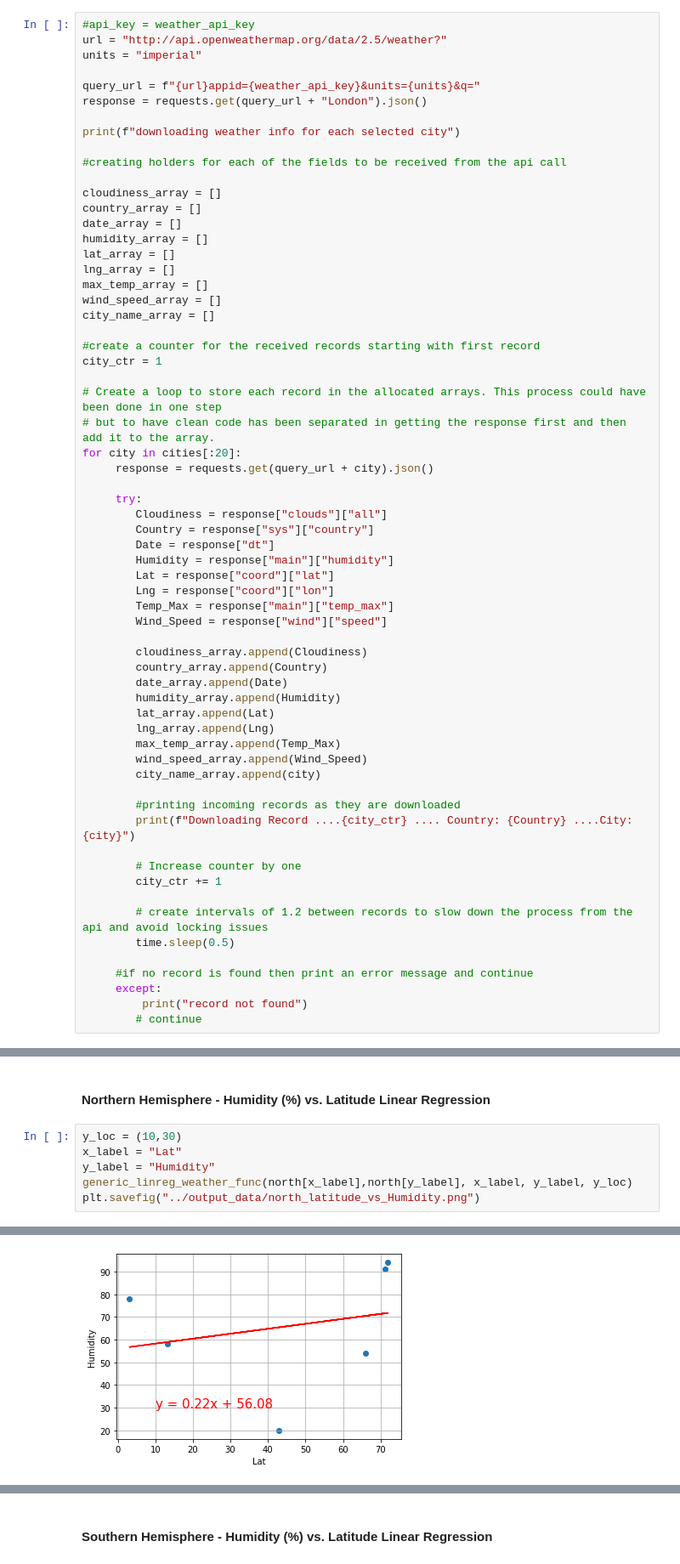
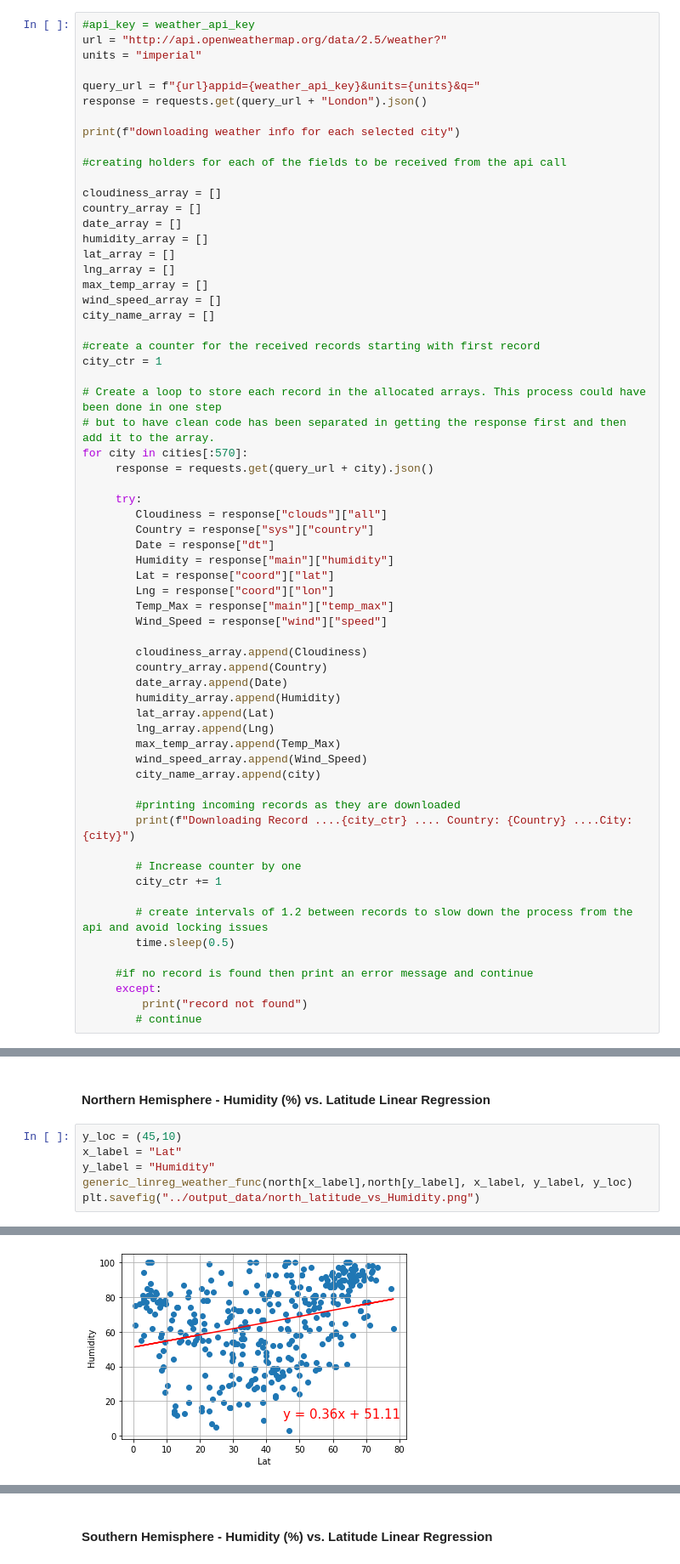
Before and after one commit to EMENGH/python-api-challenge, a Jupyter notebook: WeatherPy/WeatherPy.ipynb, the cells around one changed output, grey strips where cells are left out. Shown at 85% size. Saved outputs shown, nothing was run; the diff lists cells and outputs as text.

```diff
--- a/WeatherPy/WeatherPy.ipynb
+++ b/WeatherPy/WeatherPy.ipynb
@@ -81,7 +81,7 @@ city_ctr = 1
 
 # Create a loop to store each record in the allocated arrays. This process could have been done in one step
 # but to have clean code has been separated in getting the response first and then add it to the array.
-for city in cities[:20]:
+for city in cities[:570]:
      response = requests.get(query_url + city).json()
 
      try:
@@ -282,7 +316,7 @@ The r-squared is: 0.7924545881506445
 # %% [markdown]
 ####  Northern Hemisphere - Humidity (%) vs. Latitude Linear Regression
 # %%
-y_loc = (10,30)
+y_loc = (45,10)
 x_label = "Lat"
 y_label = "Humidity"
 generic_linreg_weather_func(north[x_label],north[y_label], x_label, y_label, y_loc)
@@ -292,4 +326,4 @@ The r-squared is: 0.05701647947421199
-[figure, old version]
+[figure, new version]
 <Figure size 432x288 with 0 Axes>
 # %% [markdown]
 ####  Southern Hemisphere - Humidity (%) vs. Latitude Linear Regression
```
Also changed, not shown: parts of 15 cells of this notebook.
